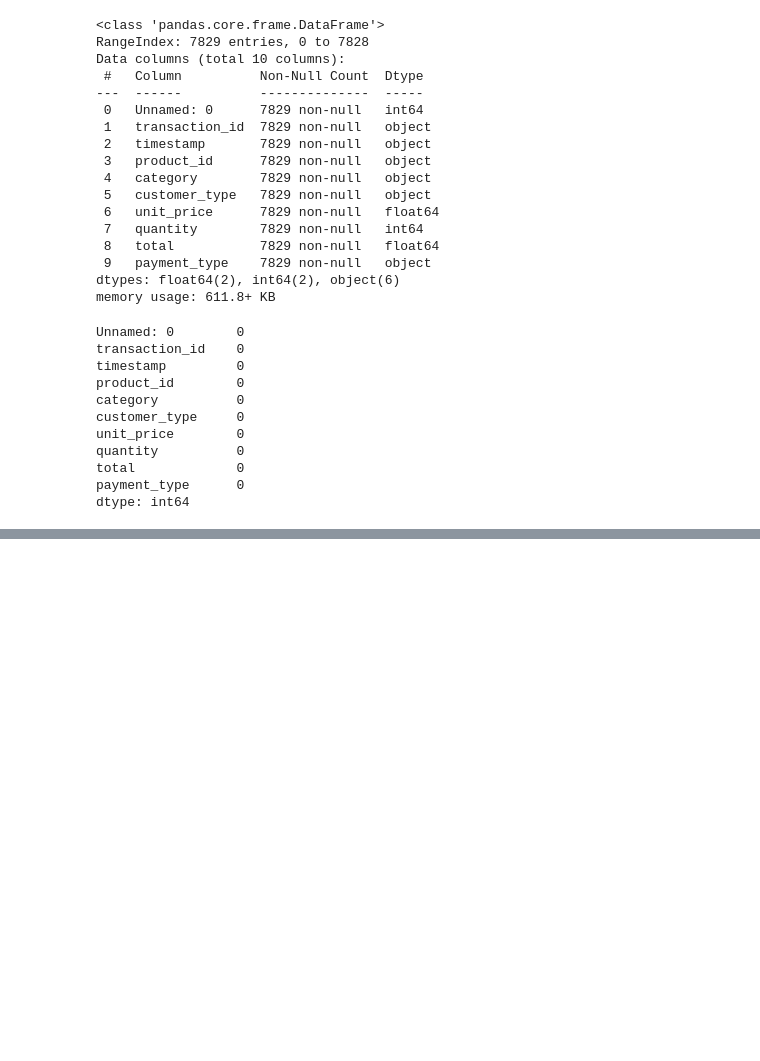
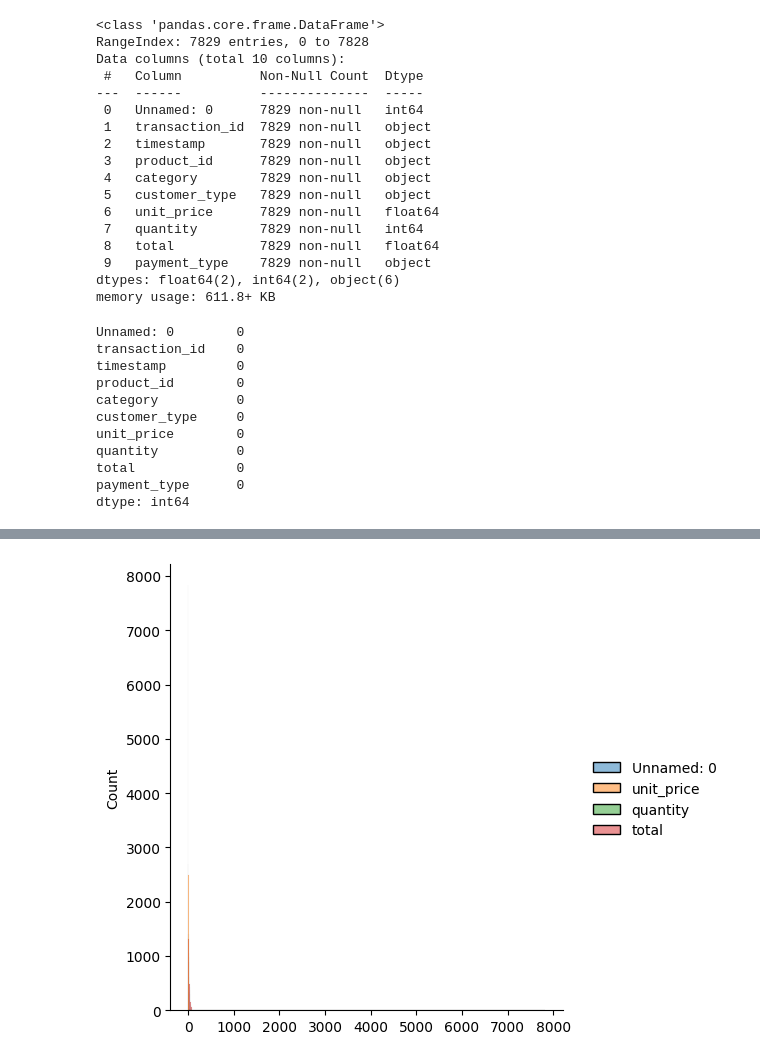
Before and after one commit to sujataprasad01/Cognizant-AI-Program-Project1, a Jupyter notebook: Cognizant_EDA.ipynb, the cells around one changed output, grey strips where cells are left out. Saved outputs shown, nothing was run; the diff lists cells and outputs as text; code cells hidden in the pictures; blank space fills up the shorter version.

```diff
--- a/Cognizant_EDA.ipynb
+++ b/Cognizant_EDA.ipynb
@@ -97,0 +80,7 @@ dtype: int64
+# %%
+def plot_continuous_distribution(data):
+  sns.displot(data)
+# %%
+plot_continuous_distribution(data)
+# %% [output]
+[figure, added]
```
Also changed, not shown: parts of 20 cells of this notebook.
